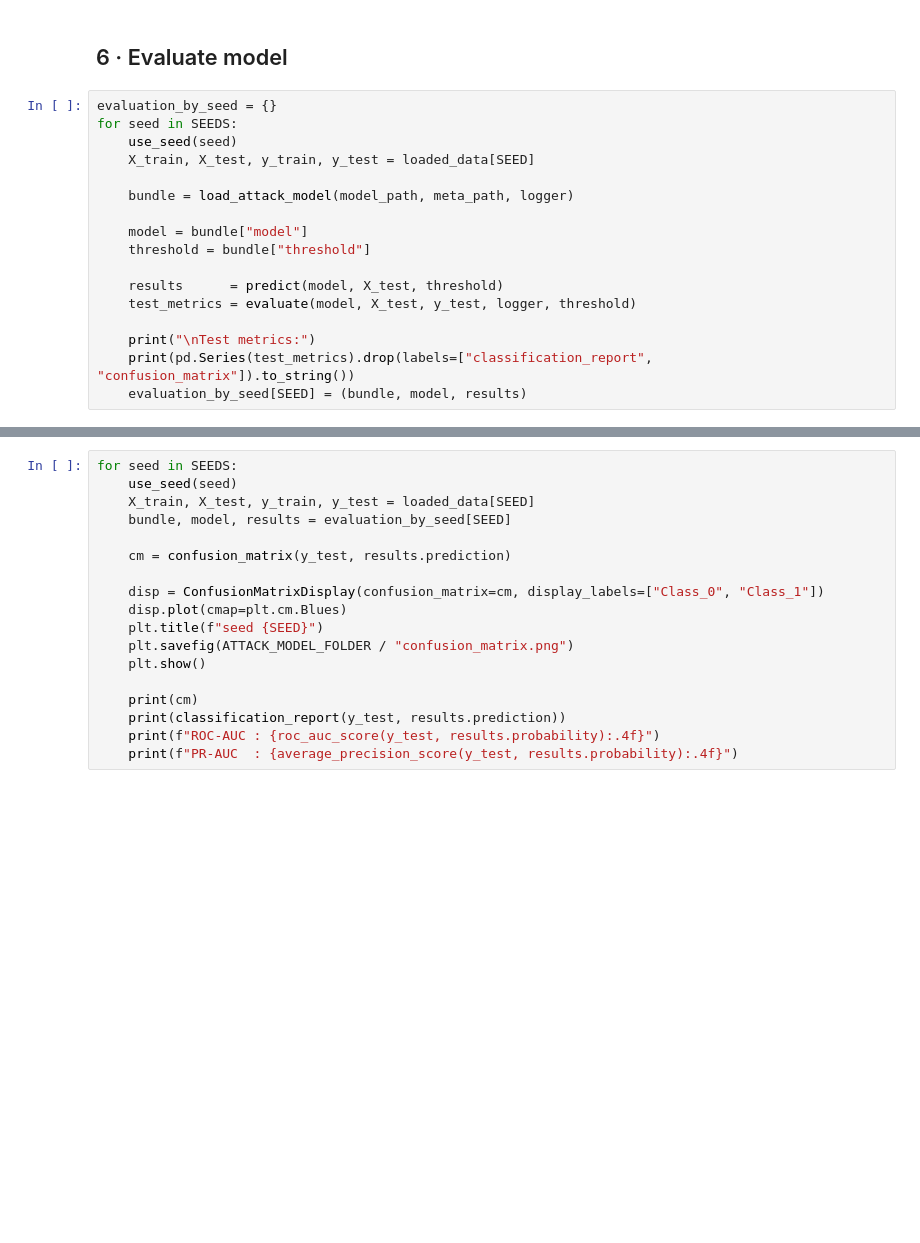
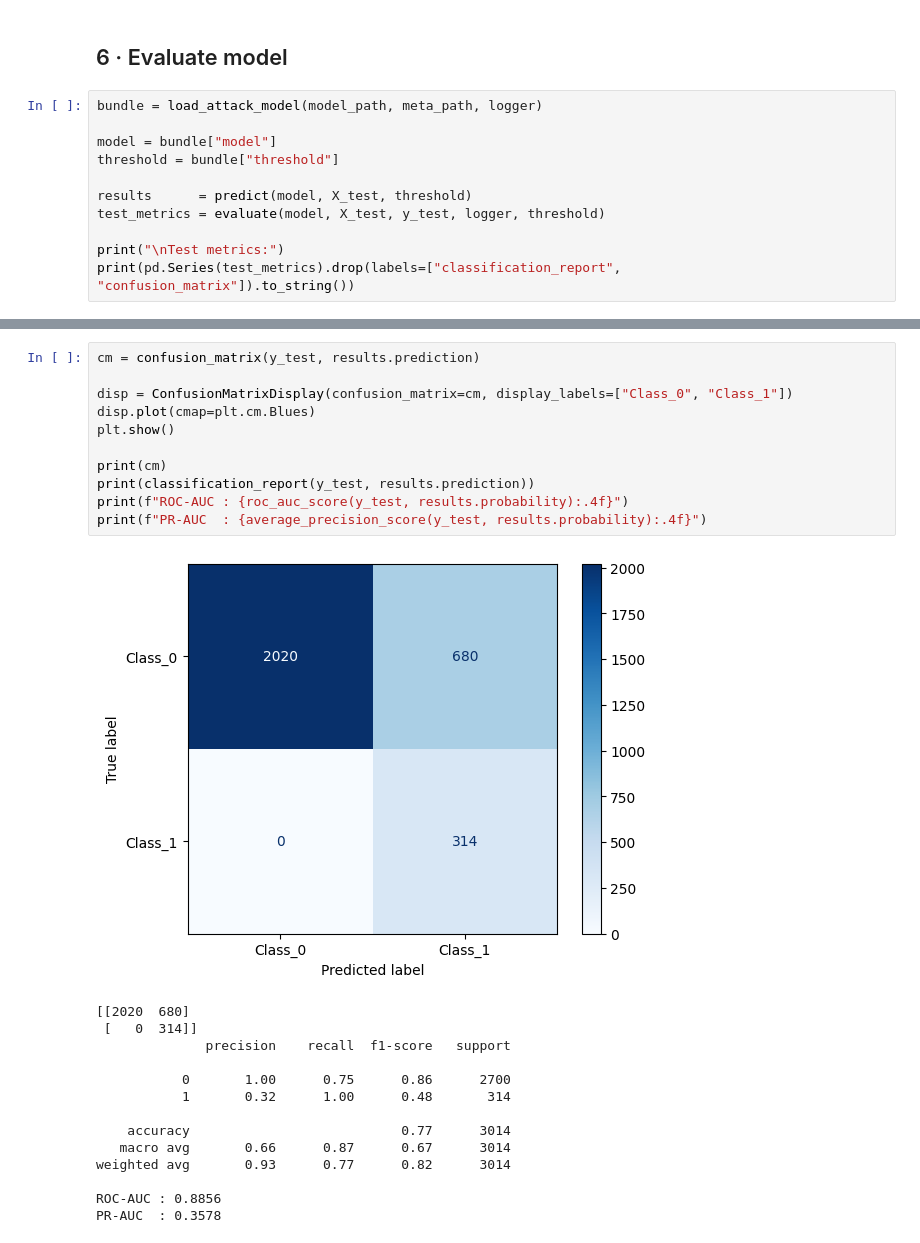
Before and after one commit to leovora/master-thesis, a Jupyter notebook: notebooks/attack_model_training.ipynb, the cells around one changed output, grey strips where cells are left out. Drawn from its saved outputs; the diff is of its cells as text; blank space fills up the shorter version.

```diff
--- a/notebooks/attack_model_training.ipynb
+++ b/notebooks/attack_model_training.ipynb
@@ -404,19 +531,13 @@ for seed in SEEDS:
 # %% [markdown]
 ## 6 · Evaluate model
 # %%
-evaluation_by_seed = {}
-for seed in SEEDS:
-    use_seed(seed)
-    X_train, X_test, y_train, y_test = loaded_data[SEED]
+bundle = load_attack_model(model_path, meta_path, logger)
 
-    bundle = load_attack_model(model_path, meta_path, logger)
+model = bundle["model"]
+threshold = bundle["threshold"]
 
-    model = bundle["model"]
-    threshold = bundle["threshold"]
+results      = predict(model, X_test, threshold)
+test_metrics = evaluate(model, X_test, y_test, logger, threshold)
 
-    results      = predict(model, X_test, threshold)
-    test_metrics = evaluate(model, X_test, y_test, logger, threshold)
-
-    print("\nTest metrics:")
-    print(pd.Series(test_metrics).drop(labels=["classification_report", "confusion_matrix"]).to_string())
-    evaluation_by_seed[SEED] = (bundle, model, results)
+print("\nTest metrics:")
+print(pd.Series(test_metrics).drop(labels=["classification_report", "confusion_matrix"]).to_string())
@@ -423,19 +568,27 @@ for seed in SEEDS:
 # %%
-for seed in SEEDS:
-    use_seed(seed)
-    X_train, X_test, y_train, y_test = loaded_data[SEED]
-    bundle, model, results = evaluation_by_seed[SEED]
+cm = confusion_matrix(y_test, results.prediction)
 
-    cm = confusion_matrix(y_test, results.prediction)
+disp = ConfusionMatrixDisplay(confusion_matrix=cm, display_labels=["Class_0", "Class_1"])
+disp.plot(cmap=plt.cm.Blues)
+plt.show()
 
-    disp = ConfusionMatrixDisplay(confusion_matrix=cm, display_labels=["Class_0", "Class_1"])
-    disp.plot(cmap=plt.cm.Blues)
-    plt.title(f"seed {SEED}")
-    plt.savefig(ATTACK_MODEL_FOLDER / "confusion_matrix.png")
-    plt.show()
-
-    print(cm)
-    print(classification_report(y_test, results.prediction))
-    print(f"ROC-AUC : {roc_auc_score(y_test, results.probability):.4f}")
-    print(f"PR-AUC  : {average_precision_score(y_test, results.probability):.4f}")
+print(cm)
+print(classification_report(y_test, results.prediction))
+print(f"ROC-AUC : {roc_auc_score(y_test, results.probability):.4f}")
+print(f"PR-AUC  : {average_precision_score(y_test, results.probability):.4f}")
+# %% [output]
+[figure, added]
+[[2020  680]
+ [   0  314]]
+              precision    recall  f1-score   support
+
+           0       1.00      0.75      0.86      2700
+           1       0.32      1.00      0.48       314
+
+    accuracy                           0.77      3014
+   macro avg       0.66      0.87      0.67      3014
+weighted avg       0.93      0.77      0.82      3014
+
+ROC-AUC : 0.8856
+PR-AUC  : 0.3578
 # %%
```
Also changed, not shown: parts of 11 cells of this notebook, 14 other files.
